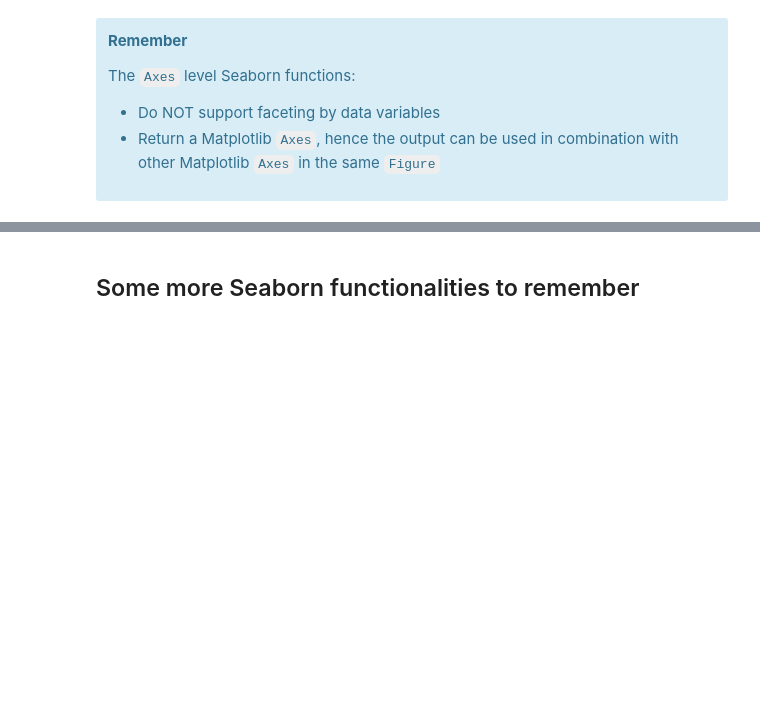
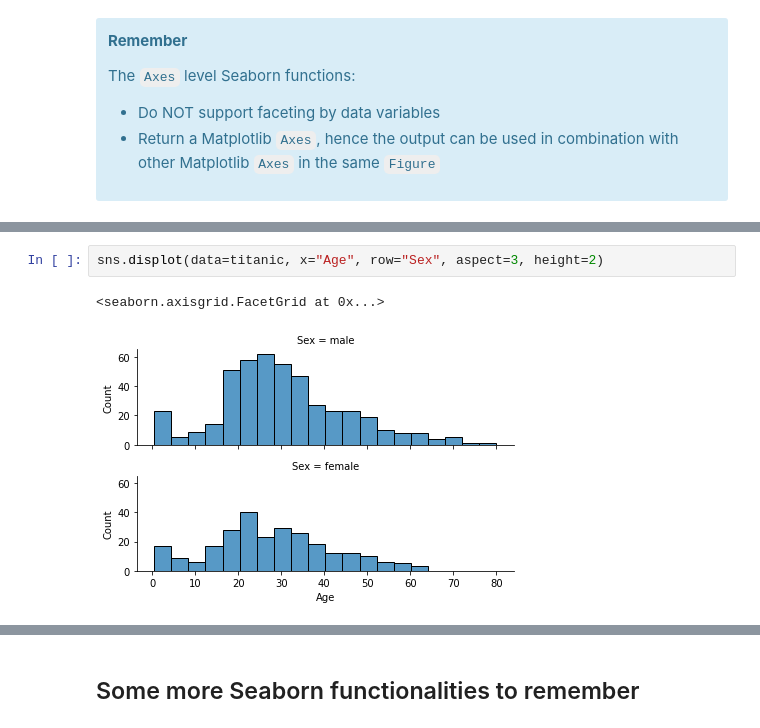
Before and after one commit to jorisvandenbossche/FLAMES-python-data-wrangling, a Jupyter notebook: _solved/visualization_02_seaborn.ipynb, the cells around one changed output, grey strips where cells are left out. Saved outputs shown, nothing was run; the diff lists cells and outputs as text; blank space fills up the shorter version.

Commit message:
Add exercises to seaborn

```diff
--- a/_solved/visualization_02_seaborn.ipynb
+++ b/_solved/visualization_02_seaborn.ipynb
@@ -209,0 +233,5 @@ The `Axes` level Seaborn functions:
+# %%
+sns.displot(data=titanic, x="Age", row="Sex", aspect=3, height=2)
+# %% [output]
+<seaborn.axisgrid.FacetGrid at 0x...>
+[figure, added]
```
Also changed, not shown: parts of 33 cells of this notebook, 2 other files.
